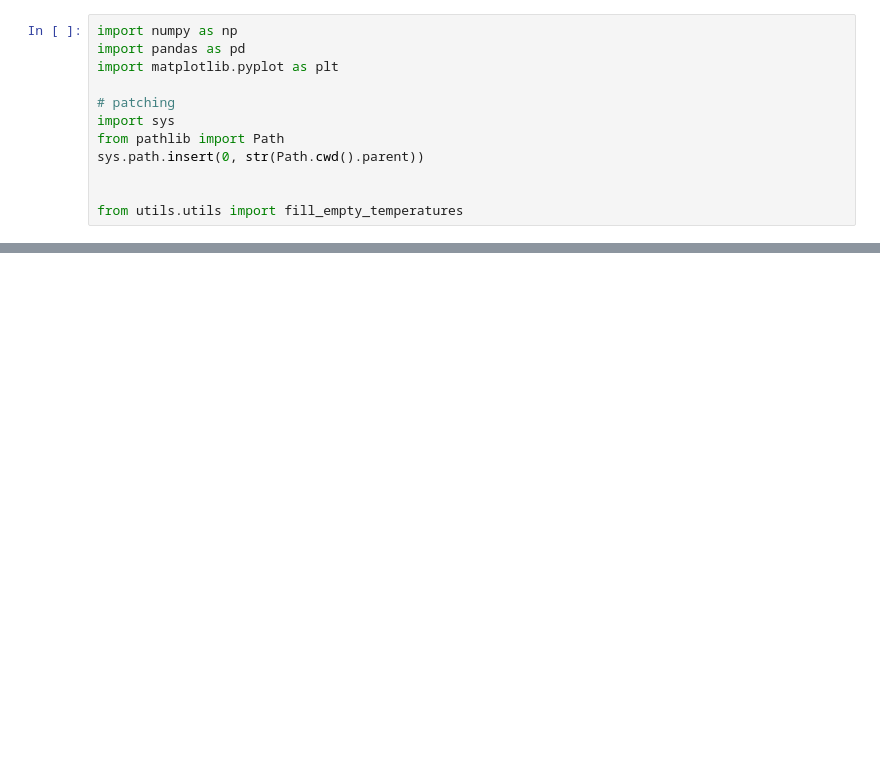
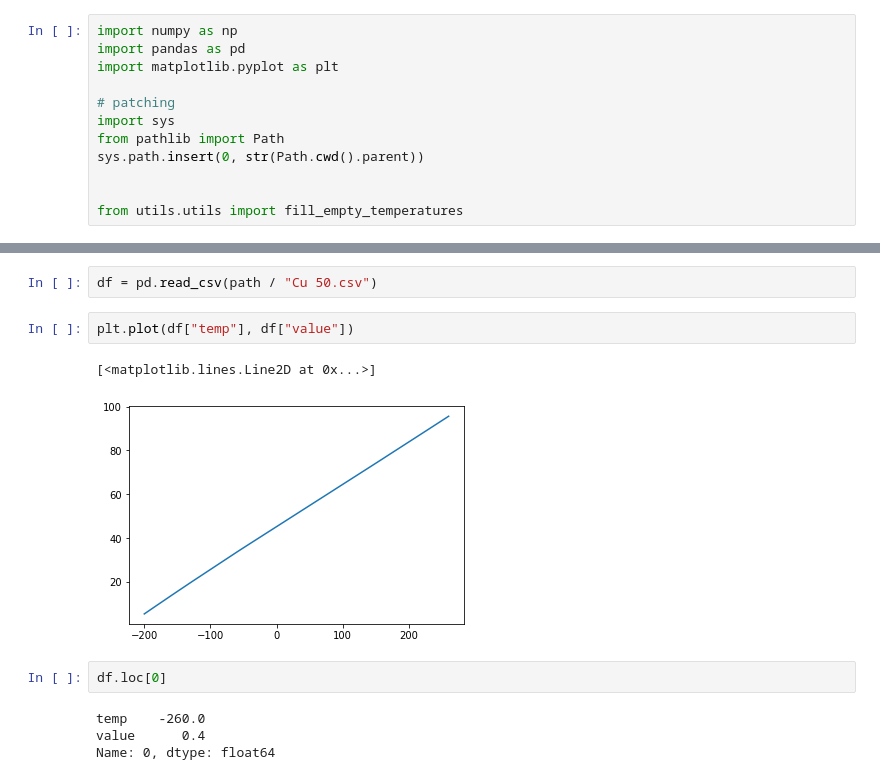
Before and after one commit to Marik28/dissertation, a Jupyter notebook: src/notebooks/Нестандартизированные термометры сопротивления.ipynb, the cells around one changed output, grey strips where cells are left out. Cells and saved outputs as stored; diff of their text form; blank space fills up the shorter version.

```diff
--- a/src/notebooks/Нестандартизированные термометры сопротивления.ipynb
+++ b/src/notebooks/Нестандартизированные термометры сопротивления.ipynb
@@ -108,0 +110,13 @@ Name: value, dtype: float64
+# %%
+df = pd.read_csv(path / "Cu 50.csv")
+# %%
+plt.plot(df["temp"], df["value"])
+# %% [output]
+[<matplotlib.lines.Line2D at 0x...>]
+[figure, added]
+# %%
+df.loc[0]
+# %% [output]
+temp    -260.0
+value      0.4
+Name: 0, dtype: float64
```
Also changed, not shown: parts of 31 cells of this notebook, 28 other files.
